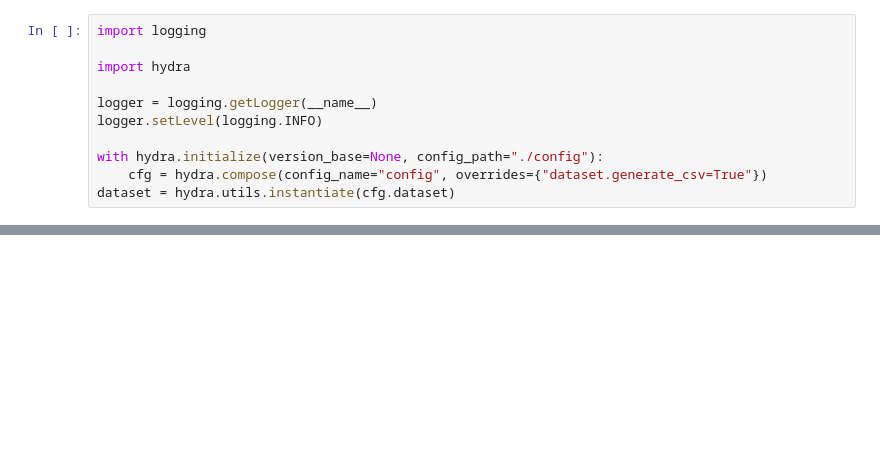
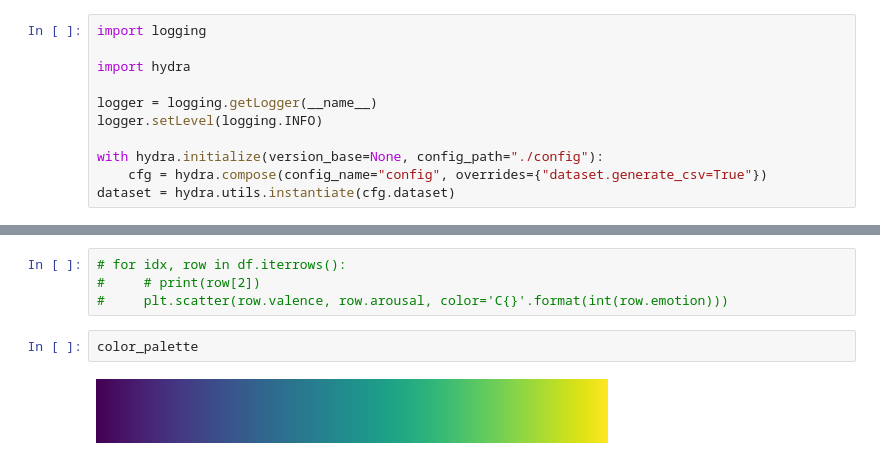
Before and after one commit to 1pha/MulitmodalERC-TensorMixerNetwork, a Jupyter notebook: emotion_arousal_valence.ipynb, the cells around one changed output, grey strips where cells are left out. Saved outputs shown, nothing was run; the diff lists cells and outputs as text; blank space fills up the shorter version.

```diff
--- a/emotion_arousal_valence.ipynb
+++ b/emotion_arousal_valence.ipynb
@@ -71,0 +319,8 @@ COLOR_MAP  = cm.get_cmap('inferno', 7)  # visualize with the colormaps / option
+# %%
+# for idx, row in df.iterrows():
+#     # print(row[2])
+#     plt.scatter(row.valence, row.arousal, color='C{}'.format(int(row.emotion)))
+# %%
+color_palette
+# %% [output]
+[figure, added]
```
Also changed, not shown: parts of 25 cells of this notebook, 1 other file.
